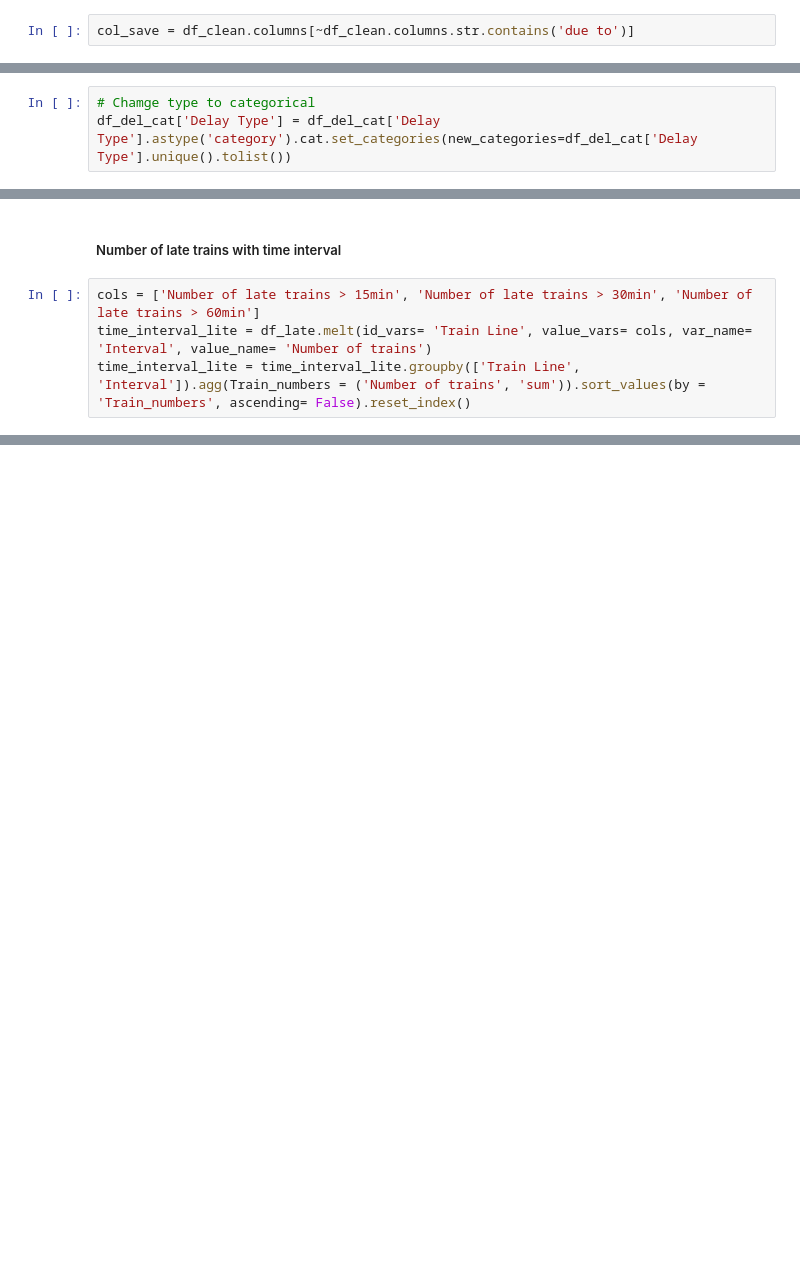
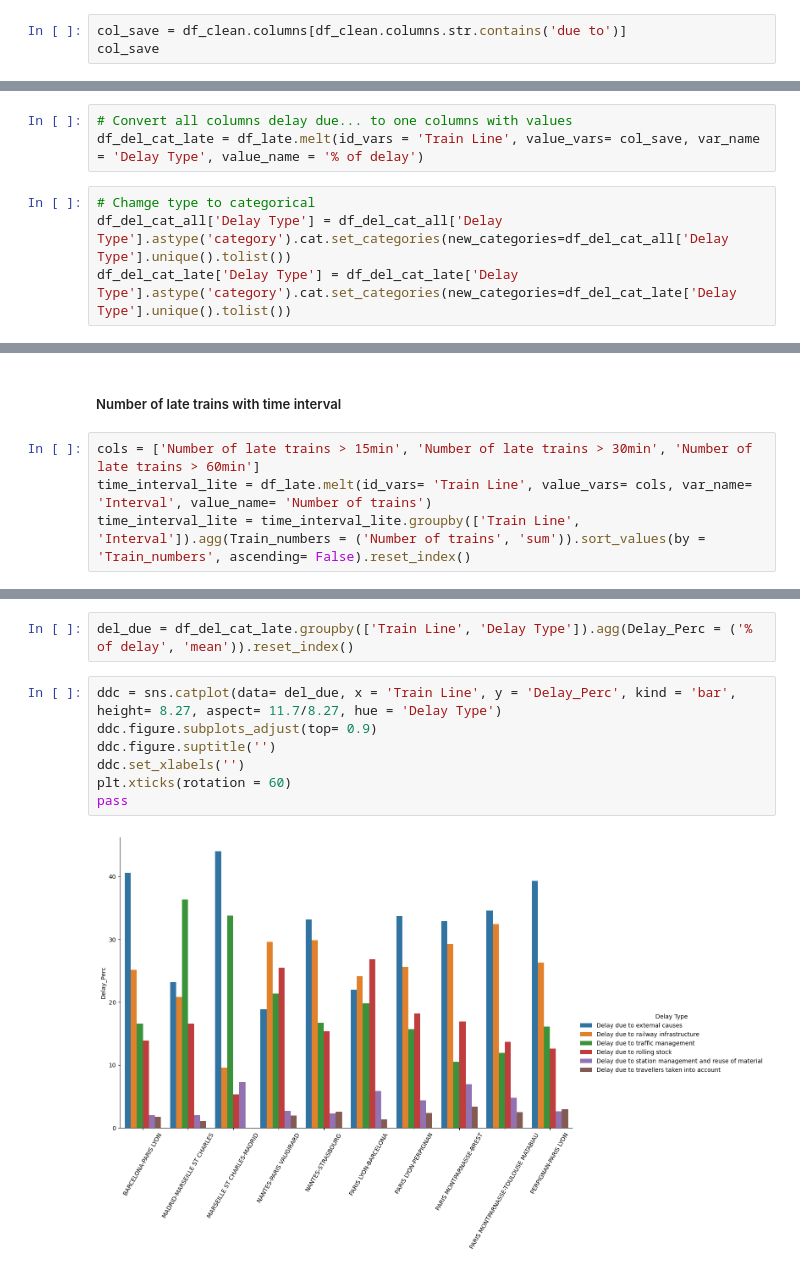
Before and after one commit to CrisMagdziak/Train_Traffic_Python, a Jupyter notebook: Trains_Project_v1.1.ipynb, the cells around one changed output, grey strips where cells are left out. Drawn from its saved outputs; the diff is of its cells as text; blank space fills up the shorter version.

```diff
--- a/Trains_Project_v1.1.ipynb
+++ b/Trains_Project_v1.1.ipynb
@@ -704,4 +704,5 @@ Index(['Year', 'Month', 'Departure station', 'Arrival station',
        'Delay Label', 'Circulations', '% Delay over Circulations'],
       dtype='object')
 # %%
-col_save = df_clean.columns[~df_clean.columns.str.contains('due to')]
+col_save = df_clean.columns[df_clean.columns.str.contains('due to')]
+col_save
@@ -720,4 +718,8 @@ df_del_cat.head()
+# %%
+# Convert all columns delay due... to one columns with values
+df_del_cat_late = df_late.melt(id_vars = 'Train Line', value_vars= col_save, var_name = 'Delay Type', value_name = '% of delay')
 # %%
 # Chamge type to categorical
-df_del_cat['Delay Type'] = df_del_cat['Delay Type'].astype('category').cat.set_categories(new_categories=df_del_cat['Delay Type'].unique().tolist())
+df_del_cat_all['Delay Type'] = df_del_cat_all['Delay Type'].astype('category').cat.set_categories(new_categories=df_del_cat_all['Delay Type'].unique().tolist())
+df_del_cat_late['Delay Type'] = df_del_cat_late['Delay Type'].astype('category').cat.set_categories(new_categories=df_del_cat_late['Delay Type'].unique().tolist())
 # %%
@@ -989,0 +982,11 @@ pass
+# %%
+del_due = df_del_cat_late.groupby(['Train Line', 'Delay Type']).agg(Delay_Perc = ('% of delay', 'mean')).reset_index()
+# %%
+ddc = sns.catplot(data= del_due, x = 'Train Line', y = 'Delay_Perc', kind = 'bar', height= 8.27, aspect= 11.7/8.27, hue = 'Delay Type')
+ddc.figure.subplots_adjust(top= 0.9)
+ddc.figure.suptitle('')
+ddc.set_xlabels('')
+plt.xticks(rotation = 60)
+pass
+# %% [output]
+[figure, added]
```
Also changed, not shown: parts of 29 cells of this notebook.
